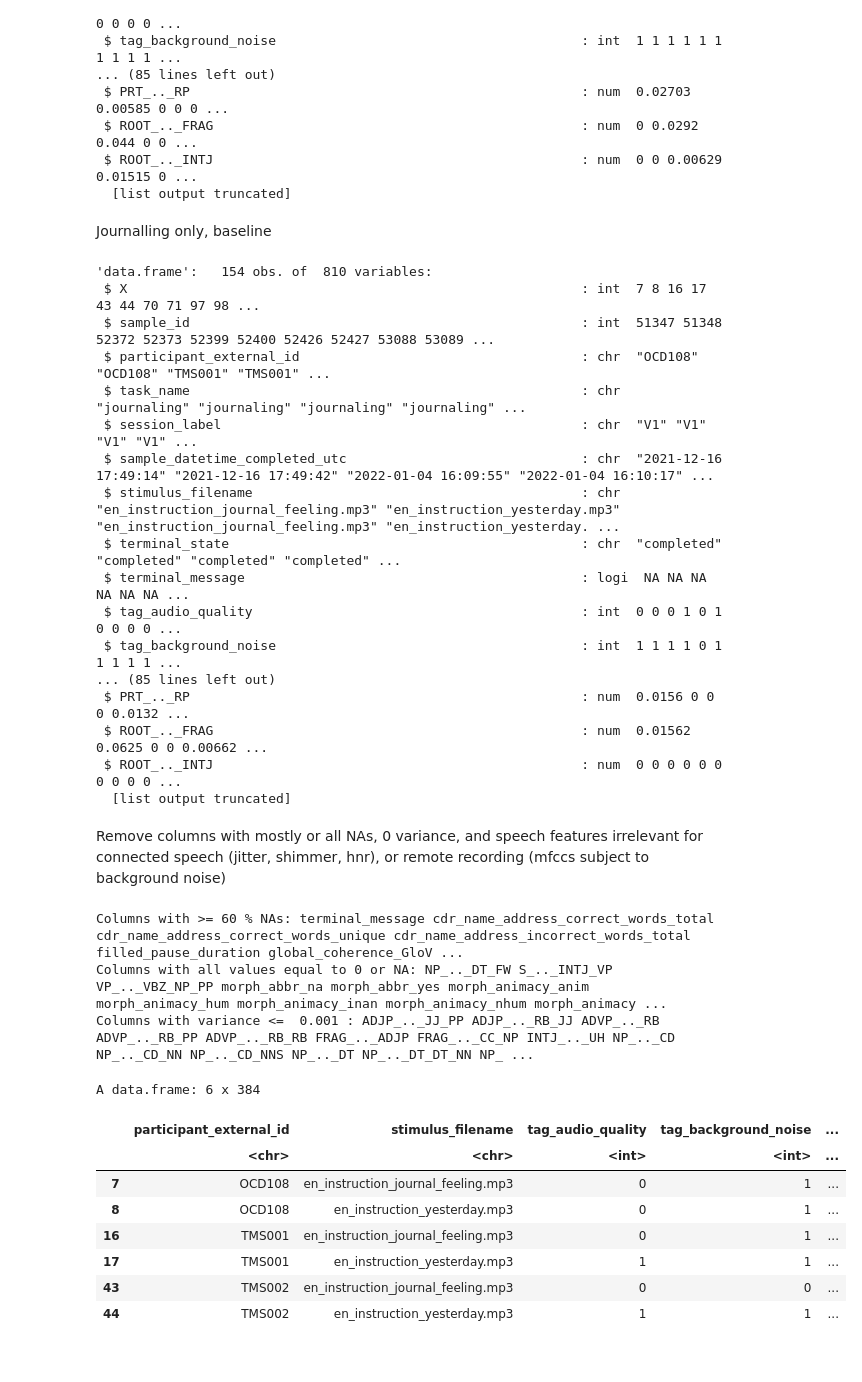
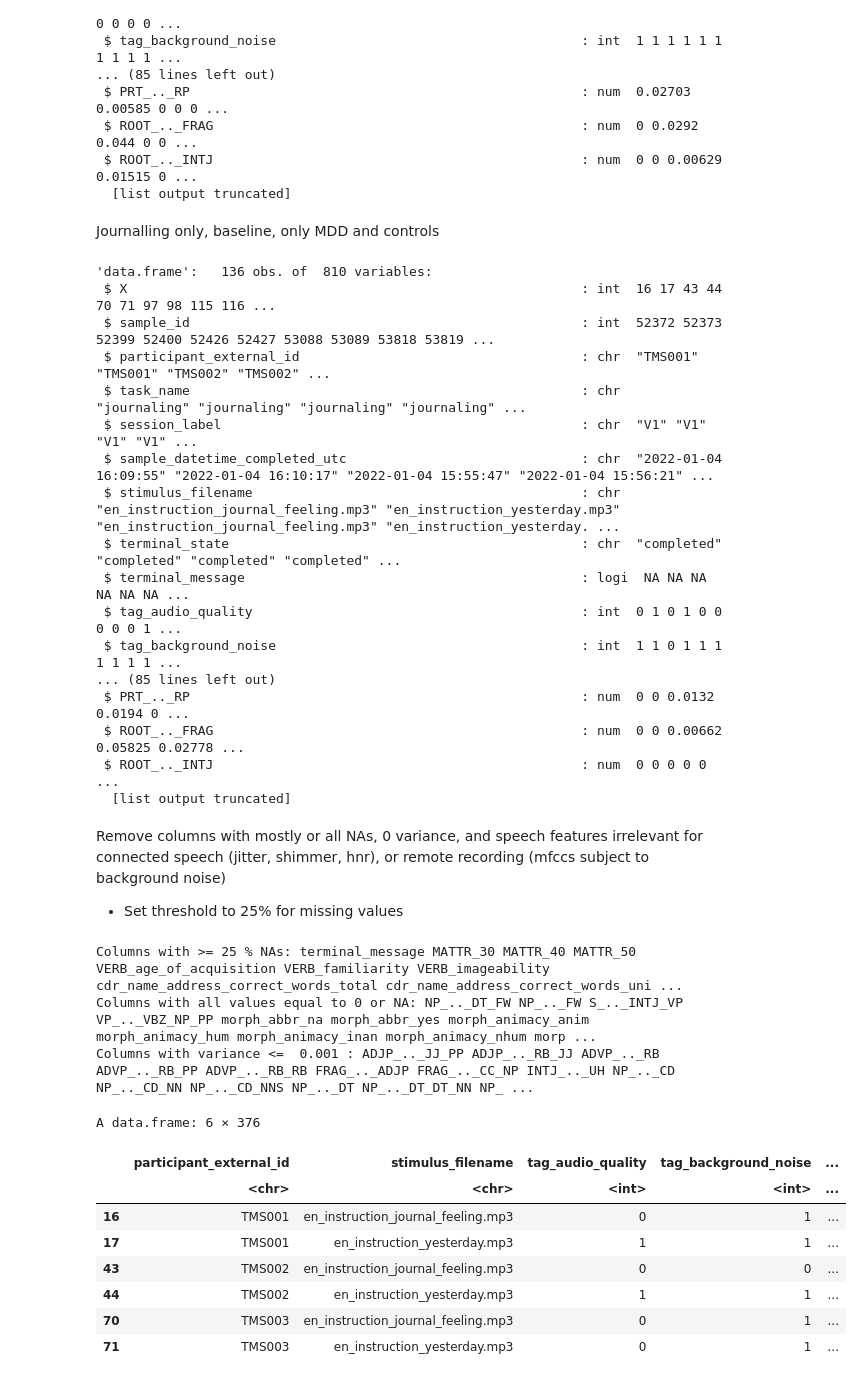
Before and after one commit to micwiseman/Winterlight_GH, a Jupyter notebook: speech_baseline_RF.ipynb, the cells around one changed output. Drawn from its saved outputs; the diff is of its cells as text; code cells hidden in the pictures.

```diff
--- a/speech_baseline_RF.ipynb
+++ b/speech_baseline_RF.ipynb
@@ -125,48 +125,51 @@ str(WL_combined)
  $ ROOT_.._INTJ                                               : num  0 0 0.00629 0.01515 0 ...
   [list output truncated]
 # %% [markdown]
-Journalling only, baseline
+Journalling only, baseline, only MDD and controls
 # %%
 WL_jou <-subset_by_task(WL_combined, "journaling")
 WL_jou_bl <- subset_by_visit(WL_jou, "V1")
+WL_jou_bl <-WL_jou_bl[WL_jou_bl$participant_group == "MDD"|WL_jou_bl$participant_group == "Control",]
 str(WL_jou_bl)
 # %% [output]
-'data.frame':   154 obs. of  810 variables:
- $ X                                                          : int  7 8 16 17 43 44 70 71 97 98 ...
- $ sample_id                                                  : int  51347 51348 52372 52373 52399 52400 52426 52427 53088 53089 ...
- $ participant_external_id                                    : chr  "OCD108" "OCD108" "TMS001" "TMS001" ...
+'data.frame':   136 obs. of  810 variables:
+ $ X                                                          : int  16 17 43 44 70 71 97 98 115 116 ...
+ $ sample_id                                                  : int  52372 52373 52399 52400 52426 52427 53088 53089 53818 53819 ...
+ $ participant_external_id                                    : chr  "TMS001" "TMS001" "TMS002" "TMS002" ...
  $ task_name                                                  : chr  "journaling" "journaling" "journaling" "journaling" ...
  $ session_label                                              : chr  "V1" "V1" "V1" "V1" ...
- $ sample_datetime_completed_utc                              : chr  "2021-12-16 17:49:14" "2021-12-16 17:49:42" "2022-01-04 16:09:55" "2022-01-04 16:10:17" ...
+ $ sample_datetime_completed_utc                              : chr  "2022-01-04 16:09:55" "2022-01-04 16:10:17" "2022-01-04 15:55:47" "2022-01-04 15:56:21" ...
  $ stimulus_filename                                          : chr  "en_instruction_journal_feeling.mp3" "en_instruction_yesterday.mp3" "en_instruction_journal_feeling.mp3" "en_instruction_yesterday. ...
  $ terminal_state                                             : chr  "completed" "completed" "completed" "completed" ...
  $ terminal_message                                           : logi  NA NA NA NA NA NA ...
- $ tag_audio_quality                                          : int  0 0 0 1 0 1 0 0 0 0 ...
- $ tag_background_noise                                       : int  1 1 1 1 0 1 1 1 1 1 ...
+ $ tag_audio_quality                                          : int  0 1 0 1 0 0 0 0 0 1 ...
+ $ tag_background_noise                                       : int  1 1 0 1 1 1 1 1 1 1 ...
 ... (85 lines left out)
- $ PRT_.._RP                                                  : num  0.0156 0 0 0 0.0132 ...
- $ ROOT_.._FRAG                                               : num  0.01562 0.0625 0 0 0.00662 ...
- $ ROOT_.._INTJ                                               : num  0 0 0 0 0 0 0 0 0 0 ...
+ $ PRT_.._RP                                                  : num  0 0 0.0132 0.0194 0 ...
+ $ ROOT_.._FRAG                                               : num  0 0 0.00662 0.05825 0.02778 ...
+ $ ROOT_.._INTJ                                               : num  0 0 0 0 0 ...
   [list output truncated]
 # %% [markdown]
 Remove columns with mostly or all NAs, 0 variance, and speech features irrelevant for connected speech (jitter, shimmer, hnr), or remote recording (mfccs subject to background noise)
+
+- Set threshold to 25% for missing values
 # %%
-WL_jou_clean <- clean_dataframe(WL_jou_bl, na_threshold = 0.6)
+WL_jou_clean <- clean_dataframe(WL_jou_bl, na_threshold = 0.25)
 cols_to_remove <- grep("^(jitter|shimmer|HNR)", names(data), value = TRUE)
 cols_to_remove <- c(cols_to_remove, "X", "sample_id", "task_name", "session_label", "sample_datetime_completed_utc", "terminal_state")
 WL_jou_clean <- WL_jou_clean[ , !(names(WL_jou_clean) %in% cols_to_remove)]
-write.csv(WL_jou_clean, "~/PhD/Thesis/Data/WL_jou_clean.csv", row.names = FALSE)
 head(WL_jou_clean)
+write.csv(WL_jou_clean, "WL_jou_clean.csv", row.names = FALSE)
 # %% [output]
-Columns with >= 60 % NAs: terminal_message cdr_name_address_correct_words_total cdr_name_address_correct_words_unique cdr_name_address_incorrect_words_total filled_pause_duration global_coherence_GloV ...
-Columns with all values equal to 0 or NA: NP_.._DT_FW S_.._INTJ_VP VP_.._VBZ_NP_PP morph_abbr_na morph_abbr_yes morph_animacy_anim morph_animacy_hum morph_animacy_inan morph_animacy_nhum morph_animacy ...
+Columns with >= 25 % NAs: terminal_message MATTR_30 MATTR_40 MATTR_50 VERB_age_of_acquisition VERB_familiarity VERB_imageability cdr_name_address_correct_words_total cdr_name_address_correct_words_uni ...
+Columns with all values equal to 0 or NA: NP_.._DT_FW NP_.._FW S_.._INTJ_VP VP_.._VBZ_NP_PP morph_abbr_na morph_abbr_yes morph_animacy_anim morph_animacy_hum morph_animacy_inan morph_animacy_nhum morp ...
 Columns with variance <=  0.001 : ADJP_.._JJ_PP ADJP_.._RB_JJ ADVP_.._RB ADVP_.._RB_PP ADVP_.._RB_RB FRAG_.._ADJP FRAG_.._CC_NP INTJ_.._UH NP_.._CD NP_.._CD_NN NP_.._CD_NNS NP_.._DT NP_.._DT_DT_NN NP_ ...
-A data.frame: 6 x 384
+A data.frame: 6 × 376
 |  | participant_external_id | stimulus_filename | tag_audio_quality | tag_background_noise | ... |
 |  | <chr> | <chr> | <int> | <int> | ... |
-| 7 | OCD108 | en_instruction_journal_feeling.mp3 | 0 | 1 | ... |
-| 8 | OCD108 | en_instruction_yesterday.mp3 | 0 | 1 | ... |
 | 16 | TMS001 | en_instruction_journal_feeling.mp3 | 0 | 1 | ... |
 | 17 | TMS001 | en_instruction_yesterday.mp3 | 1 | 1 | ... |
 | 43 | TMS002 | en_instruction_journal_feeling.mp3 | 0 | 0 | ... |
 | 44 | TMS002 | en_instruction_yesterday.mp3 | 1 | 1 | ... |
+| 70 | TMS003 | en_instruction_journal_feeling.mp3 | 0 | 1 | ... |
+| 71 | TMS003 | en_instruction_yesterday.mp3 | 0 | 1 | ... |
```
Also changed, not shown: parts of 13 cells of this notebook, 2 other files.
